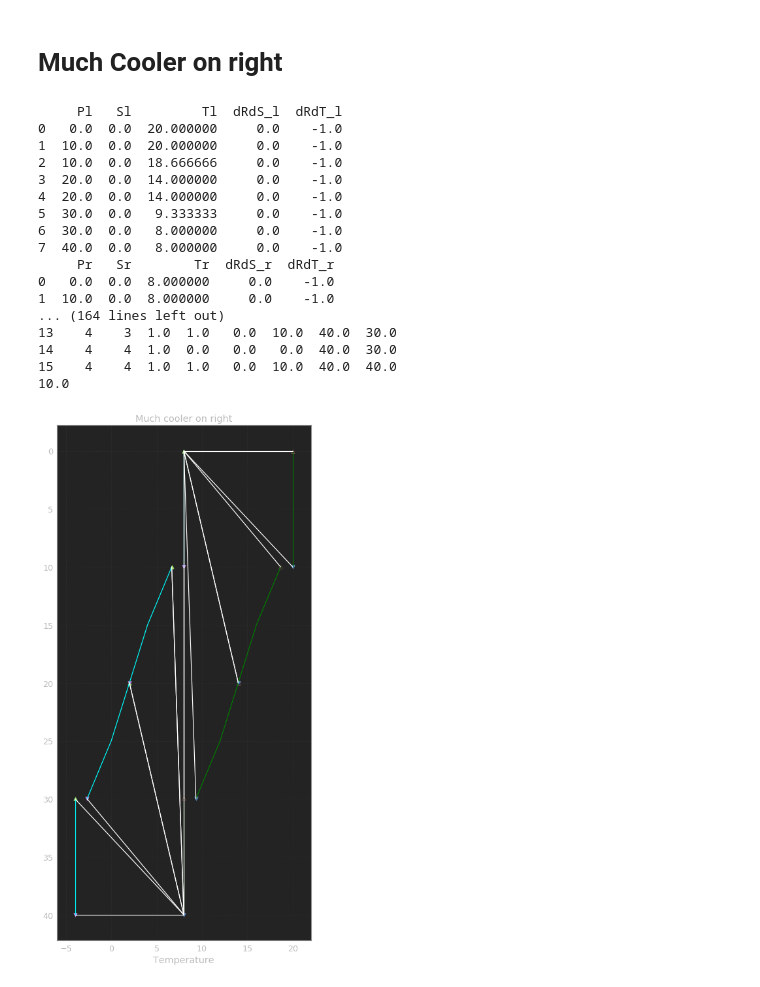
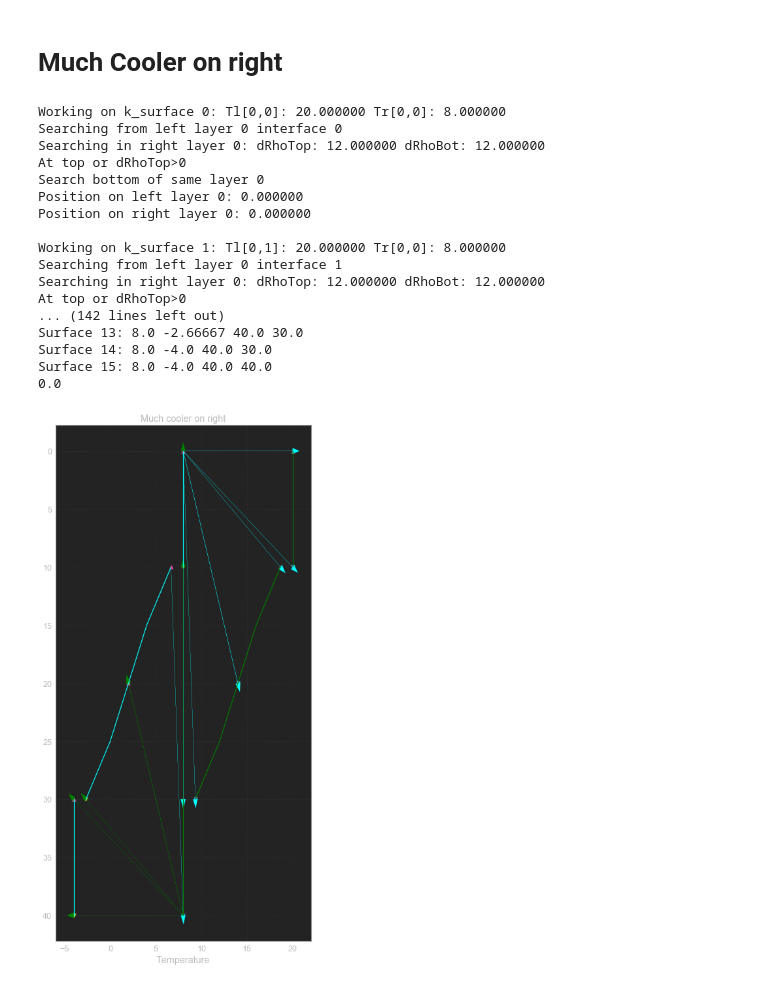
Before and after one commit to ashao/MOM6_analysis, a Jupyter notebook: neutral_diffusion/neutral_diffusion_examples.ipynb, the cells around one changed output. Cells and saved outputs as stored; diff of their text form; code cells hidden in the pictures.

Commit message:
Add additional examples to demonstrate the neutral surface algorithm

```diff
--- a/neutral_diffusion/neutral_diffusion_examples.ipynb
+++ b/neutral_diffusion/neutral_diffusion_examples.ipynb
@@ -204,6 +240,7 @@ ndiff.ppm_routines.find_neutral_surface_positions_discontinuous(
 # %% [markdown]
 # Left Column is warmer
 # %%
+reload(set_neutral_position)
 # Warmer on right
 hl = np.array([10.,10.,10.,10.])
 hr = np.array([10.,10.,10.,10.])
@@ -211,13 +248,13 @@ Tr = np.array([18.,14.,10.,8.])
 Tl = np.array([20.,16.,12.,10.])
 zil, zl_t, zl_b, zl_c, Tl_t, Tl_b = construct_column(hl, Tl)
 zir, zr_t, zr_b, zr_c, Tr_t, Tr_b = construct_column(hr, Tr)
-PoL, PoR, PoL_abs, PoR_abs, KoL, KoR, hEff, hL, hR = set_neutral_position.set_neutral_surface_position(
+PoL, PoR, PoL_abs, PoR_abs, KoL, KoR, hEff, hL, hR, search_dir = set_neutral_position.set_neutral_surface_position2(
     zil, Tl_t, Tl_b, Sl_t, Sl_b, drdt_lt, drdt_lb, drds_lt, drds_lb,
     zir, Tr_t, Tr_b, Sr_t, Sr_b, drdt_rt, drdt_rb, drds_rt, drds_rb)
 df_warm_left = pd.DataFrame({'PoL': PoL, 'PoR': PoR, 'zl': PoL_abs, 'zr': PoR_abs, 'KoL': (KoL+1), 'KoR': (KoR+1), 'hL': hL, 'hR': hR})
 plt.figure(figsize=(6,12))
 plot_neutral_surfaces(zr_t, zr_c, zr_b, Tr_t, Tr, Tr_b, PoR_abs, KoR,
-                      zl_t, zl_c, zl_b, Tl_t, Tl, Tl_b, PoL_abs, KoL)
+                      zl_t, zl_c, zl_b, Tl_t, Tl, Tl_b, PoL_abs, KoL, search_dir)
 plt.title('Warmer Left Column')
 print(hEff.sum())
 # %% [output]
@@ -242,45 +279,45 @@ Surface 15: 10.0 8.0 40.0 40.0
 # %% [markdown]
 # Much Cooler on right
 # %%
+reload(set_neutral_position)
 hl = np.array([10.,10.,10.,10.])
 hr = np.array([10.,10.,10.,10.])
 Tr = np.array([8., 4., 0., -4.])
 Tl = np.array([20., 16., 12.,8.])
 Sl_t = np.zeros(hl.size) ; Sl_b = np.zeros(hl.size)
 Sr_t = np.zeros(hl.size) ; Sr_b = np.zeros(hl.size)
 drdt_lt = -1*np.ones(hl.size) ; drdt_lb = -1*np.ones(hl.size)
 drds_lt = np.zeros(hl.size) ; drds_lb = np.zeros(hl.size)
 drdt_rt = -1*np.ones(hl.size) ; drdt_rb = -1*np.ones(hl.size)
 drds_rt = np.zeros(hl.size) ; drds_rb = np.zeros(hl.size)
 zil, zl_t, zl_b, zl_c, Tl_t, Tl_b = construct_column(hl, Tl)
 zir, zr_t, zr_b, zr_c, Tr_t, Tr_b = construct_column(hr, Tr)
-PoL, PoR, PoL_abs, PoR_abs, KoL, KoR, hEff, hL, hR = set_neutral_position.set_neutral_surface_position(
+PoL, PoR, PoL_abs, PoR_abs, KoL, KoR, hEff, hL, hR, search_dir = set_neutral_position.set_neutral_surface_position2(
     zil, Tl_t, Tl_b, Sl_t, Sl_b, drdt_lt, drdt_lb, drds_lt, drds_lb,
     zir, Tr_t, Tr_b, Sr_t, Sr_b, drdt_rt, drdt_rb, drds_rt, drds_rb)
 df_cool_right = pd.DataFrame({'PoL': PoL, 'PoR': PoR, 'zl': PoL_abs, 'zr': PoR_abs, 'KoL': (KoL+1), 'KoR': (KoR+1), 'hL': hL, 'hR': hR})
 plt.figure(figsize=(6,12))
 plot_neutral_surfaces(zr_t, zr_c, zr_b, Tr_t, Tr, Tr_b, PoR_abs, KoR,
-                      zl_t, zl_c, zl_b, Tl_t, Tl, Tl_b, PoL_abs, KoL)
+                      zl_t, zl_c, zl_b, Tl_t, Tl, Tl_b, PoL_abs, KoL, search_dir)
 plt.xlim((-6,22))
 plt.title('Much cooler on right')
-print(df_cool_right)
 print(hEff.sum())
 # %% [output]
-     Pl   Sl         Tl  dRdS_l  dRdT_l
-0   0.0  0.0  20.000000     0.0    -1.0
-1  10.0  0.0  20.000000     0.0    -1.0
-2  10.0  0.0  18.666666     0.0    -1.0
-3  20.0  0.0  14.000000     0.0    -1.0
-4  20.0  0.0  14.000000     0.0    -1.0
-5  30.0  0.0   9.333333     0.0    -1.0
-6  30.0  0.0   8.000000     0.0    -1.0
-7  40.0  0.0   8.000000     0.0    -1.0
-     Pr   Sr        Tr  dRdS_r  dRdT_r
-0   0.0  0.0  8.000000     0.0    -1.0
-1  10.0  0.0  8.000000     0.0    -1.0
-... (164 lines left out)
-13    4    3  1.0  1.0   0.0  10.0  40.0  30.0
-14    4    4  1.0  0.0   0.0   0.0  40.0  30.0
-15    4    4  1.0  1.0   0.0  10.0  40.0  40.0
-10.0
+Working on k_surface 0: Tl[0,0]: 20.000000 Tr[0,0]: 8.000000
+Searching from left layer 0 interface 0
+Searching in right layer 0: dRhoTop: 12.000000 dRhoBot: 12.000000
+At top or dRhoTop>0
+Search bottom of same layer 0
+Position on left layer 0: 0.000000
+Position on right layer 0: 0.000000
+
+Working on k_surface 1: Tl[0,1]: 20.000000 Tr[0,0]: 8.000000
+Searching from left layer 0 interface 1
+Searching in right layer 0: dRhoTop: 12.000000 dRhoBot: 12.000000
+At top or dRhoTop>0
+... (142 lines left out)
+Surface 13: 8.0 -2.66667 40.0 30.0
+Surface 14: 8.0 -4.0 40.0 30.0
+Surface 15: 8.0 -4.0 40.0 40.0
+0.0
-[figure, old version]
+[figure, new version]
```
Also changed, not shown: parts of 16 cells of this notebook.
